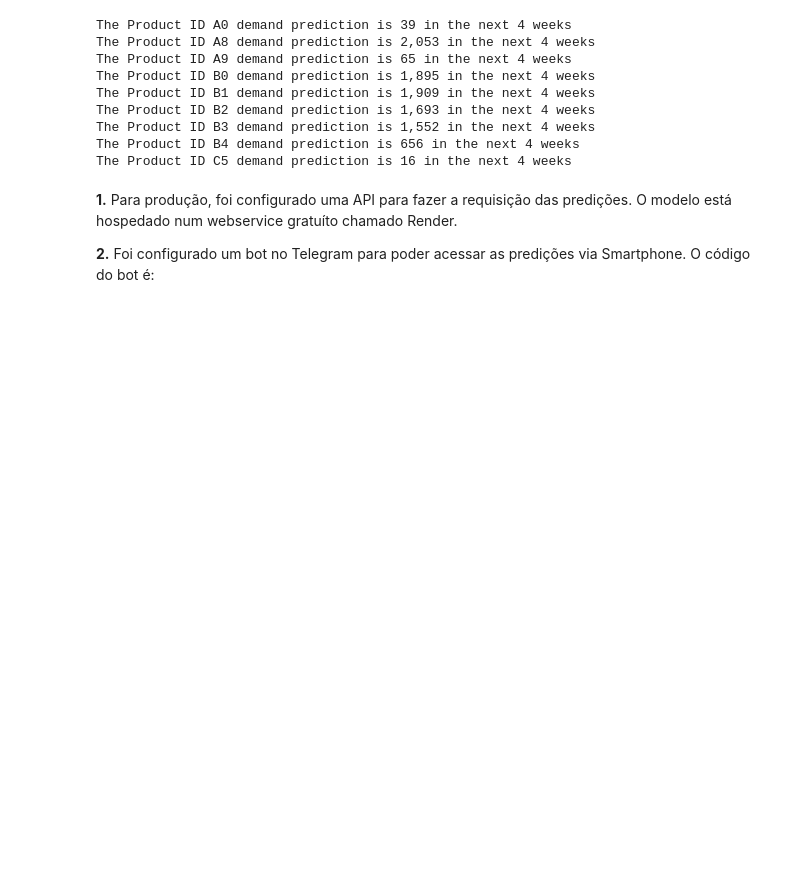
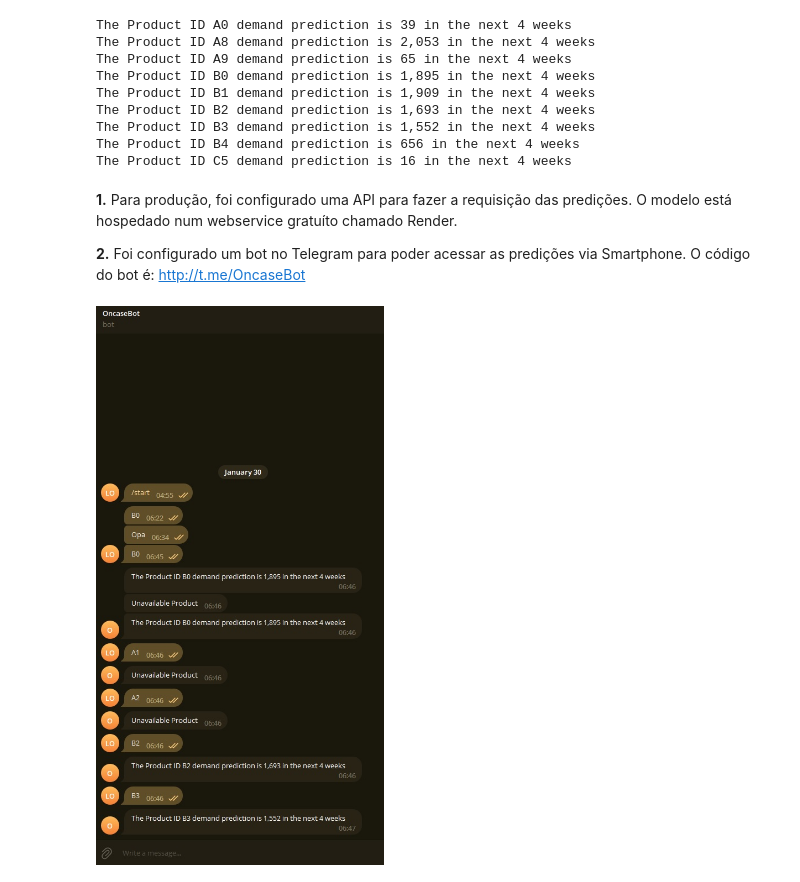
Before and after one commit to LucasZng/Oncase_Test, a Jupyter notebook: desafio_oncase_prediction.ipynb, the cells around one changed output. Drawn from its saved outputs; the diff is of its cells as text; code cells hidden in the pictures; blank space fills up the shorter version.

```diff
--- a/desafio_oncase_prediction.ipynb
+++ b/desafio_oncase_prediction.ipynb
@@ -828,4 +829,8 @@ The Product ID C5 demand prediction is 16 in the next 4 weeks
 # %% [markdown]
 **1.** Para produção, foi configurado uma API para fazer a requisição das predições. O modelo está hospedado num webservice gratuíto chamado Render.
 
-**2.** Foi configurado um bot no Telegram para poder acessar as predições via Smartphone. O código do bot é:
+**2.** Foi configurado um bot no Telegram para poder acessar as predições via Smartphone. O código do bot é: http://t.me/OncaseBot
+# %%
+Image('img/Telegram_Bot.jpg')
+# %% [output]
+[figure, added]
```
Also changed, not shown: parts of 2 cells of this notebook, 1 other file.
